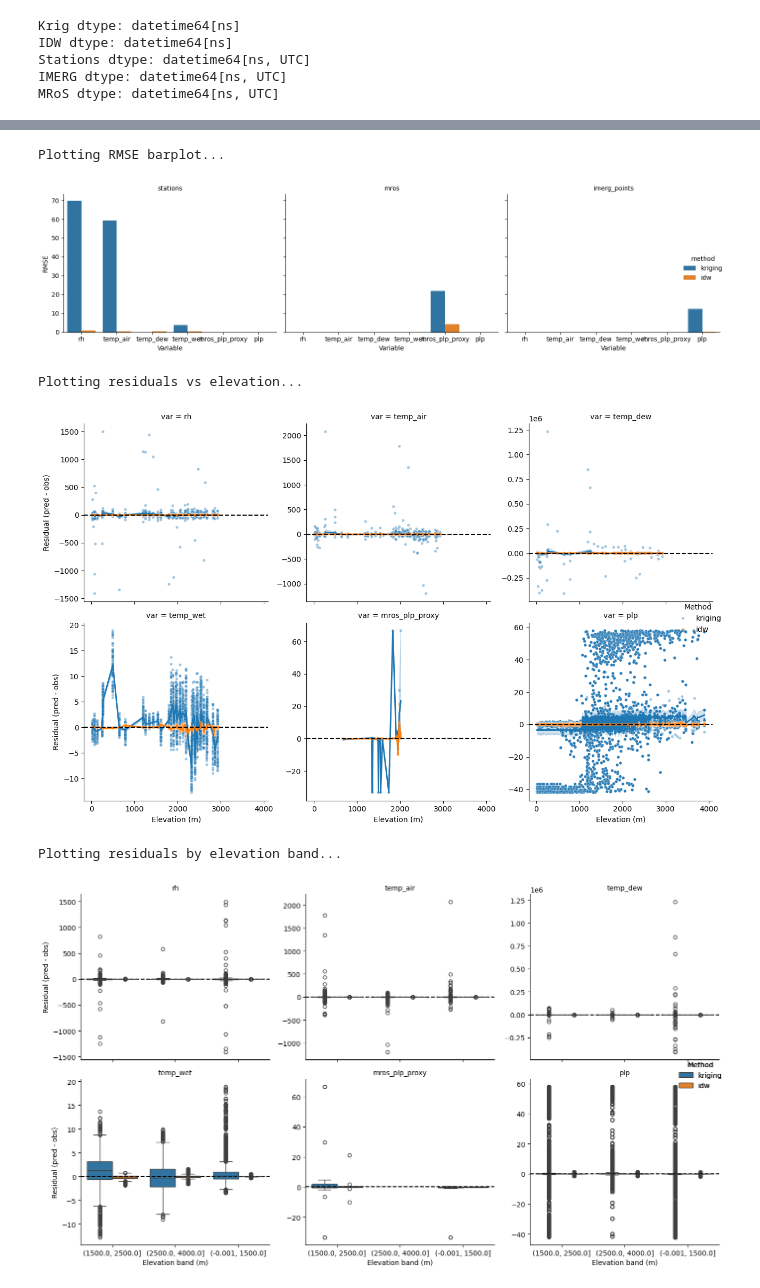
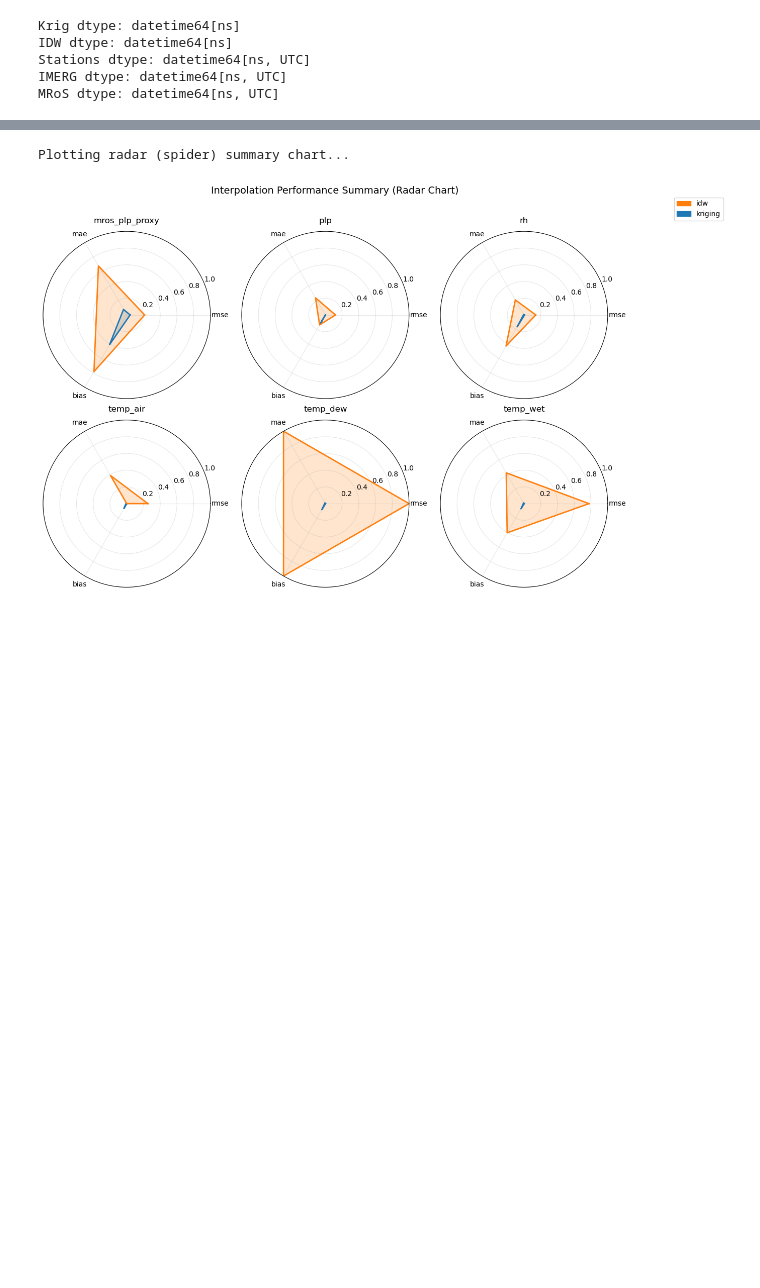
Before and after one commit to emmaaagolub/MRoS-phase-prediction, a Jupyter notebook: Scripts/interpolation_performance.ipynb, the cells around one changed output, grey strips where cells are left out. Cells and saved outputs as stored; diff of their text form; code cells hidden in the pictures; blank space fills up the shorter version.

Commit message:
interpolation performance updates

```diff
--- a/Scripts/interpolation_performance.ipynb
+++ b/Scripts/interpolation_performance.ipynb
@@ -42,6 +42,14 @@ import matplotlib.pyplot as plt
 import seaborn as sns
 from pathlib import Path
 import rasterio
+import matplotlib.ticker as mticker
+from statsmodels.distributions.empirical_distribution import ECDF
+from matplotlib.colors import TwoSlopeNorm
+import geopandas as gpd
+from rasterio.plot import show as rio_show
+from scipy.interpolate import griddata
+import matplotlib.patches as mpatches
+
 
 # PATHS
 BASE_DIR = Path().resolve().parent
@@ -53,8 +61,8 @@ CONFIG = {
     "mros_parquet":     BASE_DIR / "Data/observations/wy25_mros_obs.parquet",
     "dem_path":         BASE_DIR / "DEM_1km.tif",
     "out_dir":          BASE_DIR / "outputs/hourly_pipeline",
-    "kriging_nc":       BASE_DIR / "outputs/hourly_pipeline/test8_hourly_predictors_1km_kriging.nc",
-    "idw_nc":           Path("C:/Users/EmmaGolub/Desktop/MRoS_local/local_data/full_window/hourly_predictors_1km_IDW.nc"), # too large to store on github so saved locally and in Google Drive data folder
+    "kriging_nc":       Path("C:/Users/EmmaGolub/Desktop/MRoS_local/local_data/kriging/test9_hourly_predictors_1km_kriging.nc"), # too large to store on github so saved locally and in Google Drive data folder
+    "idw_nc":           Path("C:/Users/EmmaGolub/Desktop/MRoS_local/local_data/full_window/hourly_predictors_1km_IDW.nc") # too large to store on github so saved locally and in Google Drive data folder
 }
 
 VARS = ["mros_plp_proxy", "plp", "temp_air", "temp_wet", "temp_dew", "rh"]
@@ -392,17 +704,32 @@ def plot_resid_box_by_band(resid_df, outdir=None, bins=(0,1500,2500,4000)):
     plt.show()
 # %%
-print("Plotting RMSE barplot...")
-plot_rmse_bar(all_metrics, outdir=out_dir, logscale=False)
+print("Plotting radar (spider) summary chart...")
+plot_radar_summary(all_metrics, outdir=out_dir, normalize=True)
 
-print("Plotting residuals vs elevation...")
-plot_resid_vs_elev(all_residuals, outdir=out_dir)
+print("Plotting ΔRMSE method advantage plot...")
+plot_rmse_difference(all_metrics, outdir=out_dir)
 
-print("Plotting residuals by elevation band...")
-plot_resid_box_by_band(all_residuals, outdir=out_dir, bins=(0,1500,2500,4000))
+print("Plotting RMSE heatmaps by elevation band...")
+plot_rmse_heatmap_by_elev(all_residuals, outdir=out_dir)
+
+print("Plotting spatial mean residual maps...")
+plot_spatial_mean_residuals(all_residuals, outdir=out_dir, var_subset=None)
+
+print("Plotting RMSE trends by hour...")
+plot_rmse_by_hour(all_residuals, outdir=out_dir)
+
+print("Plotting residual vs predicted diagnostics...")
+plot_residual_vs_predicted(all_residuals, outdir=out_dir)
+
+print("Plotting residual bias landscapes over DEM...")
+plot_residual_bias_landscapes(
+    all_residuals,
+    dem_path=CONFIG["dem_path"],
+    outdir=out_dir,
+    var_subset=None,  # or None for all
+    grid_res=0.02,    # adjust for your domain size
+    method_interp="linear"
+)
 # %% [output]
-Plotting RMSE barplot...
+Plotting radar (spider) summary chart...
-[figure, old version]
+[figure, new version]
-Plotting residuals vs elevation...
-[figure, removed]
-Plotting residuals by elevation band...
-[figure, removed]
```
Also changed, not shown: parts of 2 cells of this notebook, 30 other files.
